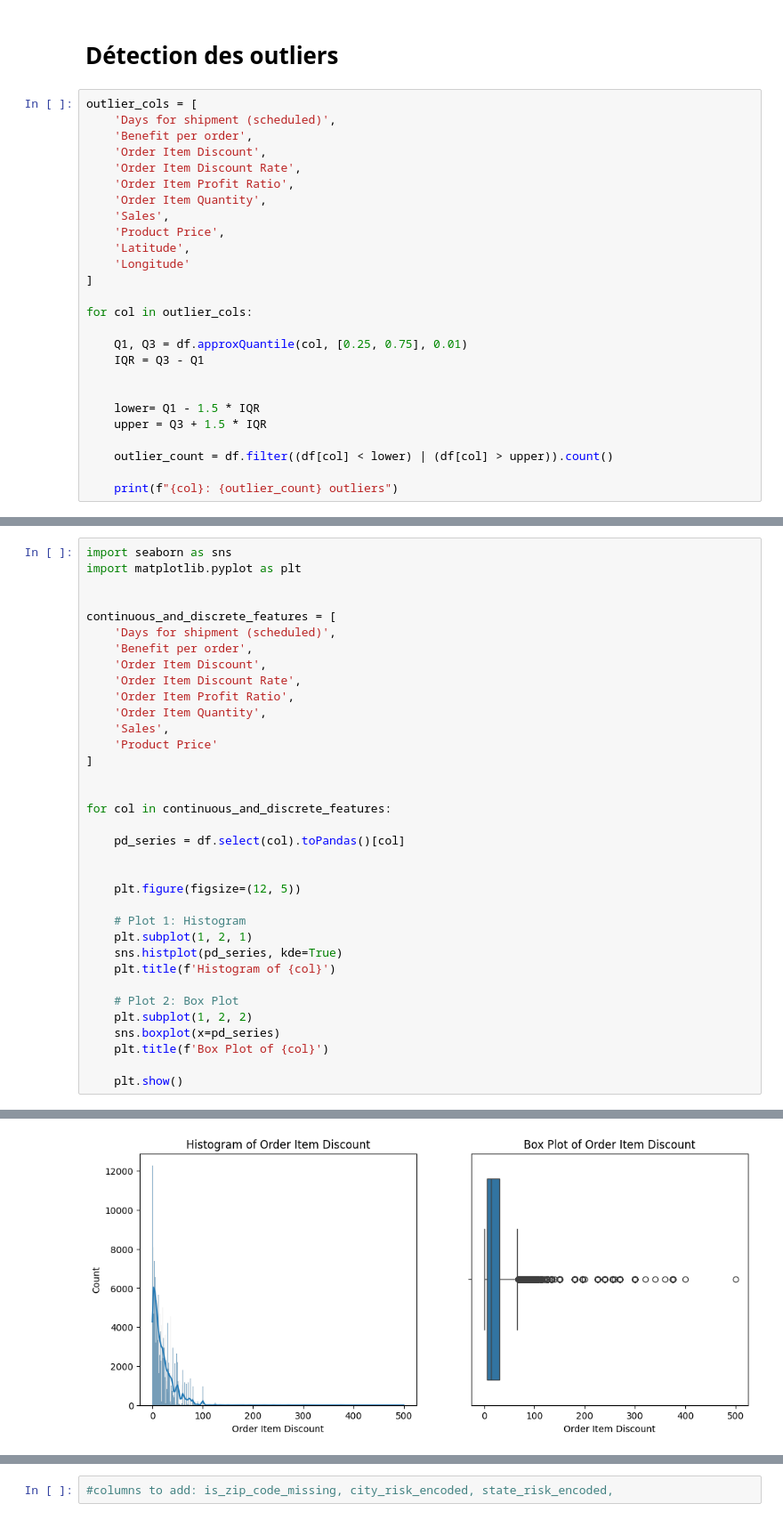
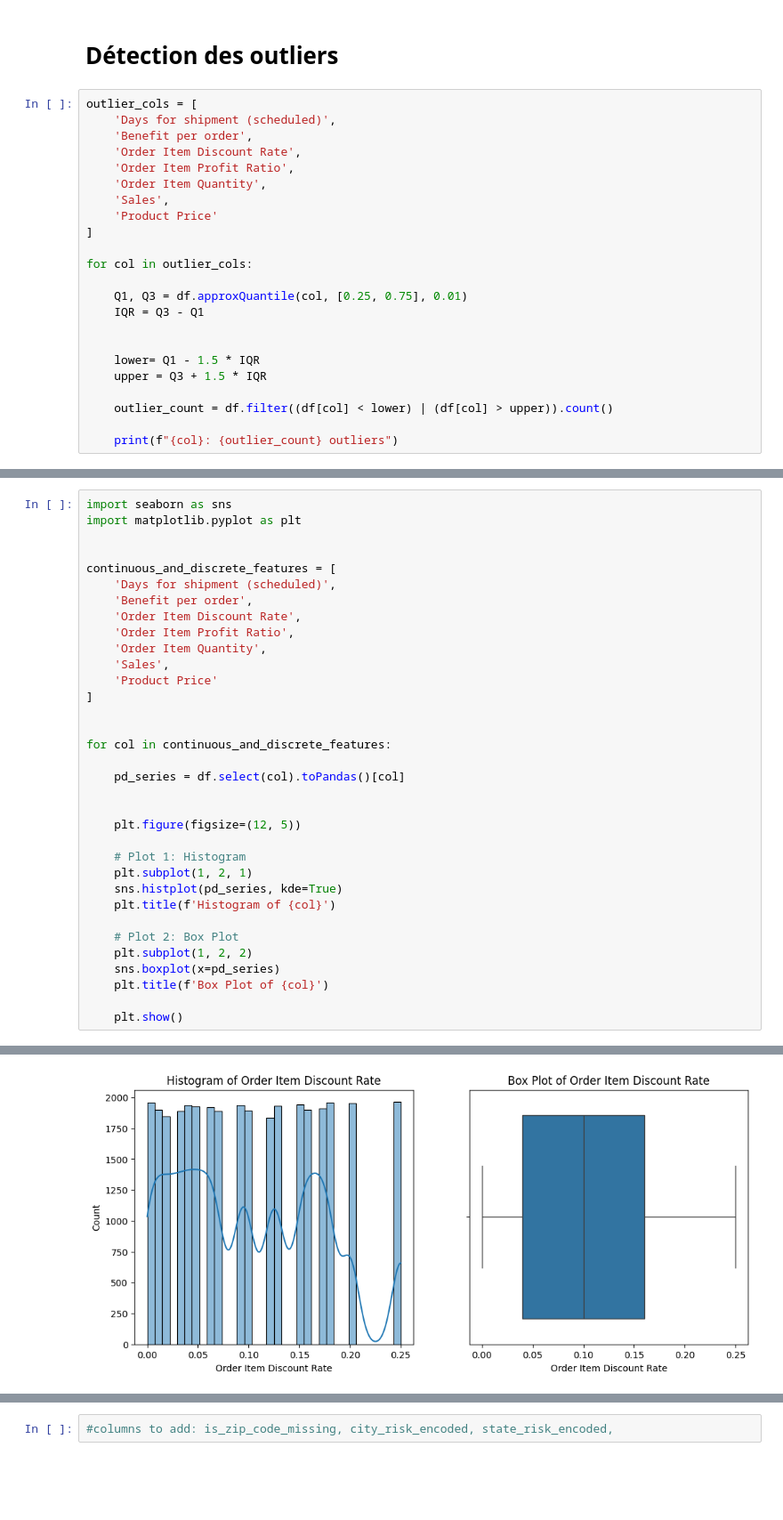
Before and after one commit to elmhmmd/Syst-me-Pr-dictif-Intelligent-de-Gestion-Logistique, a Jupyter notebook: Gestion_Logistique_Notebook.ipynb, the cells around one changed output, grey strips where cells are left out. Shown: that part at 89% size. Cells and saved outputs as stored; diff of their text form; blank space fills up the shorter version.

```diff
--- a/Gestion_Logistique_Notebook.ipynb
+++ b/Gestion_Logistique_Notebook.ipynb
@@ -422,14 +416,11 @@ root
 outlier_cols = [
     'Days for shipment (scheduled)',
     'Benefit per order',
-    'Order Item Discount',
     'Order Item Discount Rate',
     'Order Item Profit Ratio',
     'Order Item Quantity',
     'Sales',
-    'Product Price',
-    'Latitude',
-    'Longitude'
+    'Product Price'
 ]
 
 for col in outlier_cols:
@@ -463,7 +451,6 @@ import matplotlib.pyplot as plt
 continuous_and_discrete_features = [
     'Days for shipment (scheduled)',
     'Benefit per order',
-    'Order Item Discount',
     'Order Item Discount Rate',
     'Order Item Profit Ratio',
     'Order Item Quantity',
@@ -496 +483 @@ for col in continuous_and_discrete_features:
-[figure, old version]
+[figure, new version]
```
Also changed, not shown: parts of 10 cells of this notebook.
